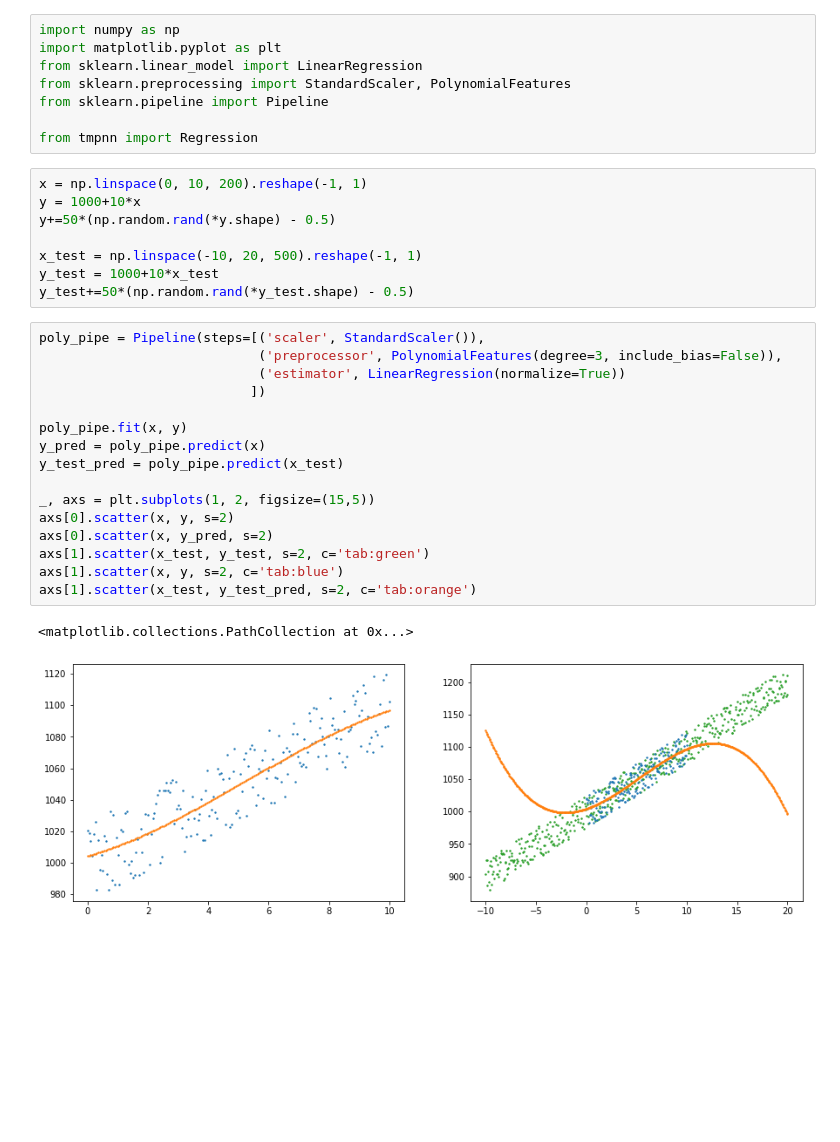
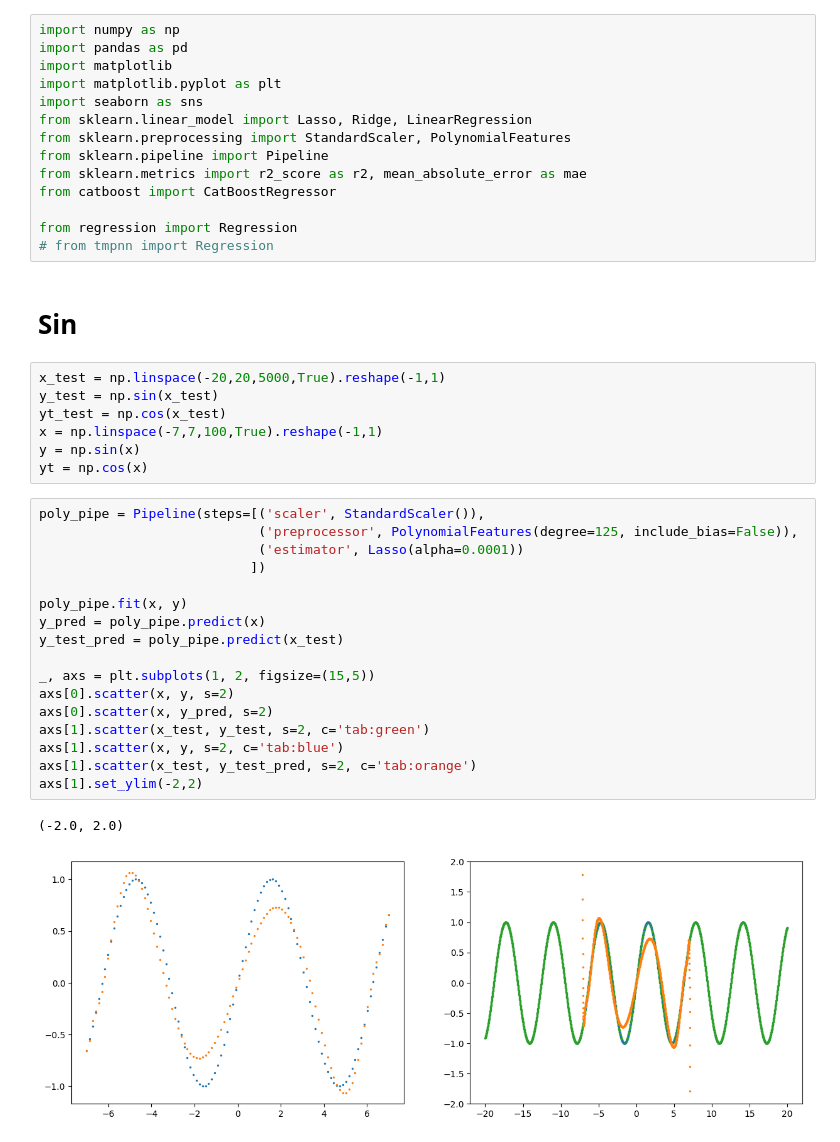
Before and after one commit to andiva/tmpnn, a Jupyter notebook: demo/LinearRegression.ipynb, the cells around one changed output. Saved outputs shown, nothing was run; the diff lists cells and outputs as text; blank space fills up the shorter version.

```diff
--- a/demo/LinearRegression.ipynb
+++ b/demo/LinearRegression.ipynb
@@ -1,36 +1,44 @@
 # %%
 import numpy as np
+import pandas as pd
+import matplotlib
 import matplotlib.pyplot as plt
-from sklearn.linear_model import LinearRegression
+import seaborn as sns
+from sklearn.linear_model import Lasso, Ridge, LinearRegression
 from sklearn.preprocessing import StandardScaler, PolynomialFeatures
 from sklearn.pipeline import Pipeline
+from sklearn.metrics import r2_score as r2, mean_absolute_error as mae
+from catboost import CatBoostRegressor
 
-from tmpnn import Regression
+from regression import Regression
+# from tmpnn import Regression
-# %%
-x = np.linspace(0, 10, 200).reshape(-1, 1)
-y = 1000+10*x
-y+=50*(np.random.rand(*y.shape) - 0.5)
-
-x_test = np.linspace(-10, 20, 500).reshape(-1, 1)
-y_test = 1000+10*x_test
-y_test+=50*(np.random.rand(*y_test.shape) - 0.5)
+# %% [markdown]
+# Sin
+# %%
+x_test = np.linspace(-20,20,5000,True).reshape(-1,1)
+y_test = np.sin(x_test)
+yt_test = np.cos(x_test)
+x = np.linspace(-7,7,100,True).reshape(-1,1)
+y = np.sin(x)
+yt = np.cos(x)
 # %%
 poly_pipe = Pipeline(steps=[('scaler', StandardScaler()),
-                            ('preprocessor', PolynomialFeatures(degree=3, include_bias=False)),
-                            ('estimator', LinearRegression(normalize=True))
+                            ('preprocessor', PolynomialFeatures(degree=125, include_bias=False)),
+                            ('estimator', Lasso(alpha=0.0001))
                            ])
 
 poly_pipe.fit(x, y)
 y_pred = poly_pipe.predict(x)
 y_test_pred = poly_pipe.predict(x_test)
 
 _, axs = plt.subplots(1, 2, figsize=(15,5))
 axs[0].scatter(x, y, s=2)
 axs[0].scatter(x, y_pred, s=2)
 axs[1].scatter(x_test, y_test, s=2, c='tab:green')
 axs[1].scatter(x, y, s=2, c='tab:blue')
 axs[1].scatter(x_test, y_test_pred, s=2, c='tab:orange')
+axs[1].set_ylim(-2,2)
 # %% [output]
-<matplotlib.collections.PathCollection at 0x...>
+(-2.0, 2.0)
-[figure, old version]
+[figure, new version]
 # %%
```
Also changed, not shown: parts of 18 cells of this notebook, 6 other files.
